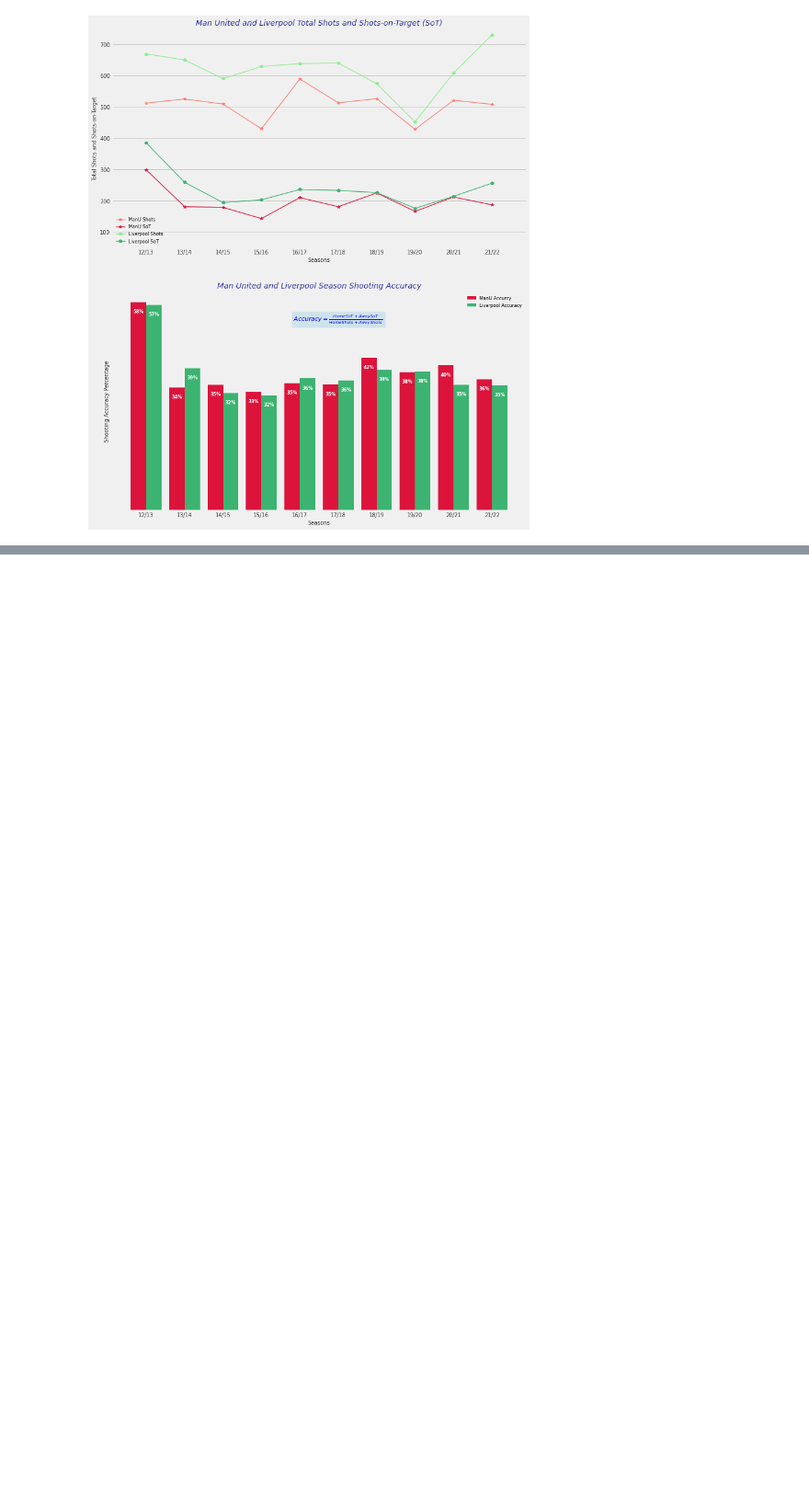
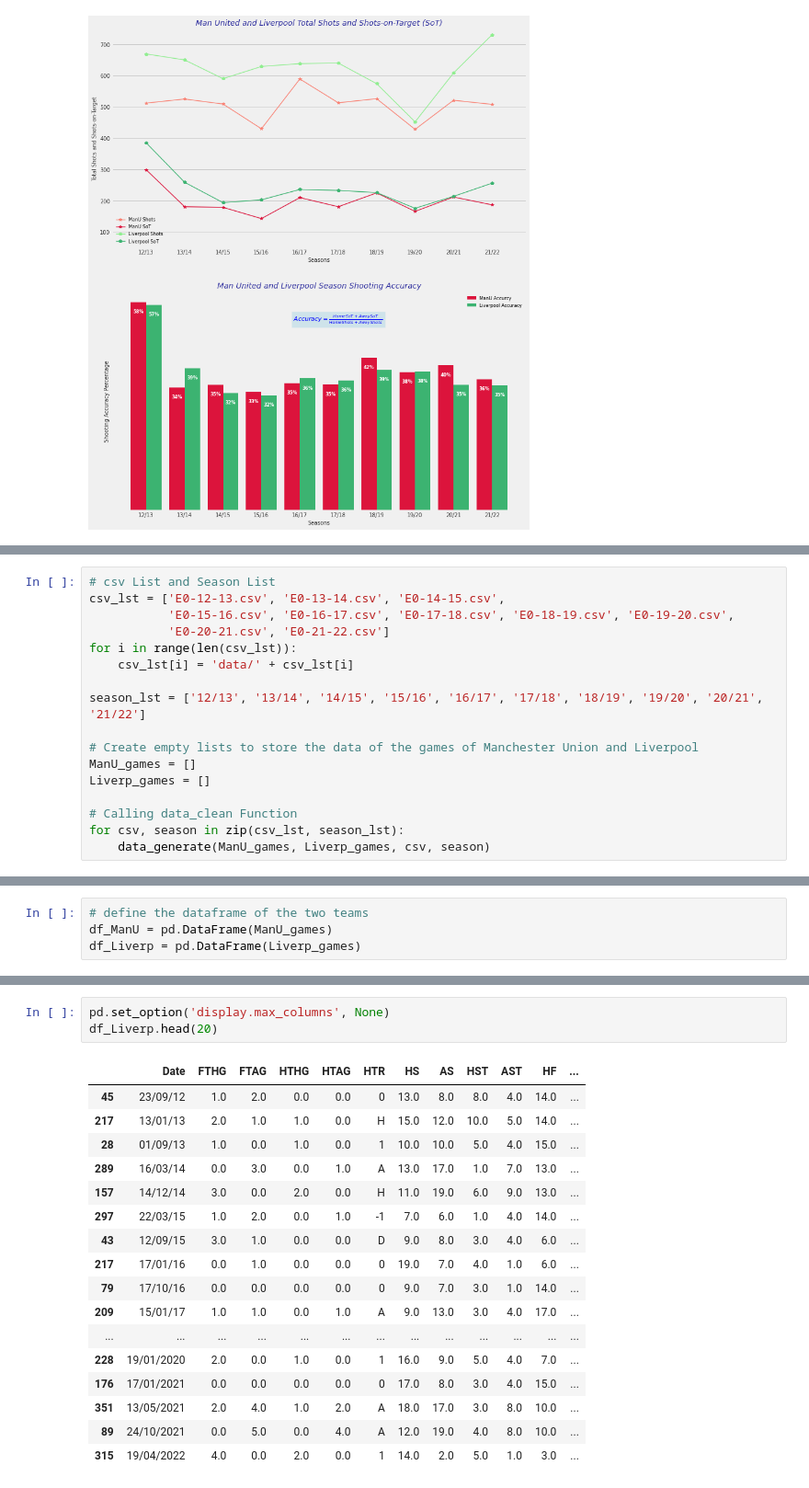
Before and after one commit to connie-zqq/LemonBalm_ManU_Data_Mining, a Jupyter notebook: ManU_Data_Mining.ipynb, the cells around one changed output, grey strips where cells are left out. Shown at 92% size. Saved outputs shown, nothing was run; the diff lists cells and outputs as text; blank space fills up the shorter version.

Commit message:
data preprocess

```diff
--- a/ManU_Data_Mining.ipynb
+++ b/ManU_Data_Mining.ipynb
@@ -472,0 +554,17 @@ plt.savefig('Comp_TotalShots_SoT_Accuracy.png')
+# %%
+# csv List and Season List
+csv_lst = ['E0-12-13.csv', 'E0-13-14.csv', 'E0-14-15.csv',
+           'E0-15-16.csv', 'E0-16-17.csv', 'E0-17-18.csv', 'E0-18-19.csv', 'E0-19-20.csv',
+           'E0-20-21.csv', 'E0-21-22.csv']
+for i in range(len(csv_lst)):
+    csv_lst[i] = 'data/' + csv_lst[i]
+
+season_lst = ['12/13', '13/14', '14/15', '15/16', '16/17', '17/18', '18/19', '19/20', '20/21', '21/22']
+
+# Create empty lists to store the data of the games of Manchester Union and Liverpool
+ManU_games = []
+Liverp_games = []
+
+# Calling data_clean Function
+for csv, season in zip(csv_lst, season_lst):
+    data_generate(ManU_games, Liverp_games, csv, season)
@@ -472,0 +613,4 @@ plt.savefig('Comp_TotalShots_SoT_Accuracy.png')
+# %%
+# define the dataframe of the two teams
+df_ManU = pd.DataFrame(ManU_games)
+df_Liverp = pd.DataFrame(Liverp_games)
@@ -472,0 +704,21 @@ plt.savefig('Comp_TotalShots_SoT_Accuracy.png')
+# %%
+pd.set_option('display.max_columns', None)
+df_Liverp.head(20)
+# %% [output]
+|  | Date | FTHG | FTAG | HTHG | HTAG | HTR | HS | AS | HST | AST | HF | ... |
+| 45 | 23/09/12 | 1.0 | 2.0 | 0.0 | 0.0 | 0 | 13.0 | 8.0 | 8.0 | 4.0 | 14.0 | ... |
+| 217 | 13/01/13 | 2.0 | 1.0 | 1.0 | 0.0 | H | 15.0 | 12.0 | 10.0 | 5.0 | 14.0 | ... |
+| 28 | 01/09/13 | 1.0 | 0.0 | 1.0 | 0.0 | 1 | 10.0 | 10.0 | 5.0 | 4.0 | 15.0 | ... |
+| 289 | 16/03/14 | 0.0 | 3.0 | 0.0 | 1.0 | A | 13.0 | 17.0 | 1.0 | 7.0 | 13.0 | ... |
+| 157 | 14/12/14 | 3.0 | 0.0 | 2.0 | 0.0 | H | 11.0 | 19.0 | 6.0 | 9.0 | 13.0 | ... |
+| 297 | 22/03/15 | 1.0 | 2.0 | 0.0 | 1.0 | -1 | 7.0 | 6.0 | 1.0 | 4.0 | 14.0 | ... |
+| 43 | 12/09/15 | 3.0 | 1.0 | 0.0 | 0.0 | D | 9.0 | 8.0 | 3.0 | 4.0 | 6.0 | ... |
+| 217 | 17/01/16 | 0.0 | 1.0 | 0.0 | 0.0 | 0 | 19.0 | 7.0 | 4.0 | 1.0 | 6.0 | ... |
+| 79 | 17/10/16 | 0.0 | 0.0 | 0.0 | 0.0 | 0 | 9.0 | 7.0 | 3.0 | 1.0 | 14.0 | ... |
+| 209 | 15/01/17 | 1.0 | 1.0 | 0.0 | 1.0 | A | 9.0 | 13.0 | 3.0 | 4.0 | 17.0 | ... |
+| ... | ... | ... | ... | ... | ... | ... | ... | ... | ... | ... | ... | ... |
+| 228 | 19/01/2020 | 2.0 | 0.0 | 1.0 | 0.0 | 1 | 16.0 | 9.0 | 5.0 | 4.0 | 7.0 | ... |
+| 176 | 17/01/2021 | 0.0 | 0.0 | 0.0 | 0.0 | 0 | 17.0 | 8.0 | 3.0 | 4.0 | 15.0 | ... |
+| 351 | 13/05/2021 | 2.0 | 4.0 | 1.0 | 2.0 | A | 18.0 | 17.0 | 3.0 | 8.0 | 10.0 | ... |
+| 89 | 24/10/2021 | 0.0 | 5.0 | 0.0 | 4.0 | A | 12.0 | 19.0 | 4.0 | 8.0 | 10.0 | ... |
+| 315 | 19/04/2022 | 4.0 | 0.0 | 2.0 | 0.0 | 1 | 14.0 | 2.0 | 5.0 | 1.0 | 3.0 | ... |
```
Also changed, not shown: parts of 10 cells of this notebook.
